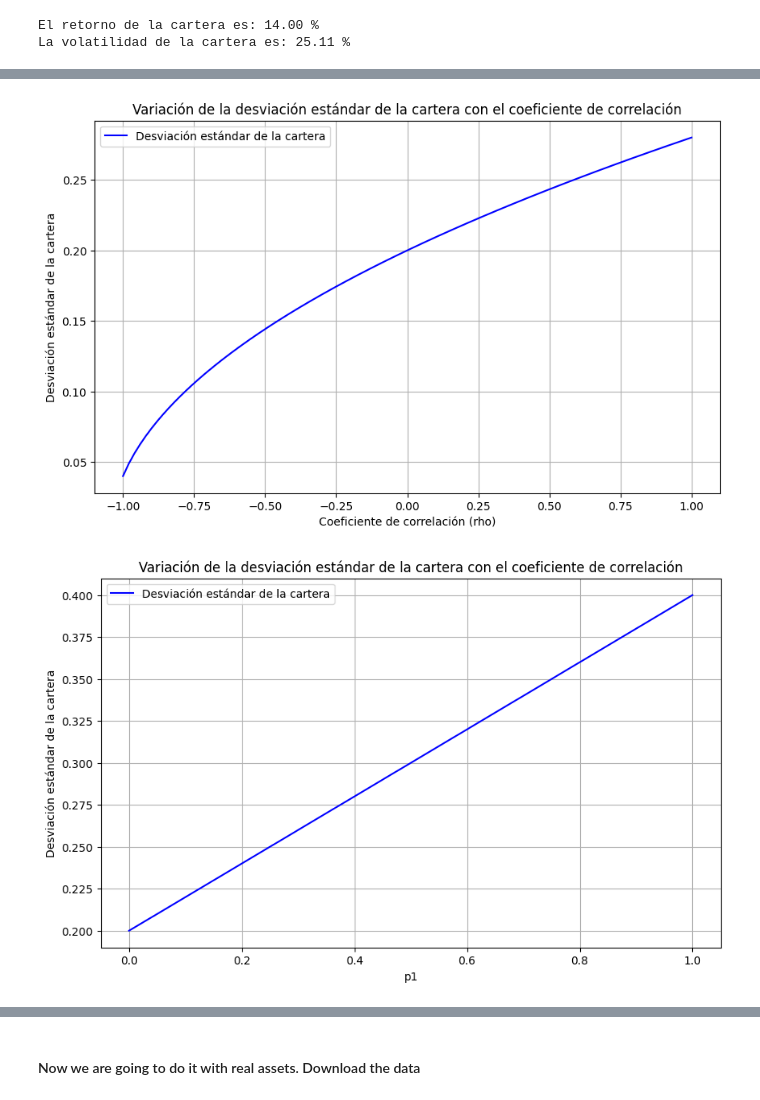
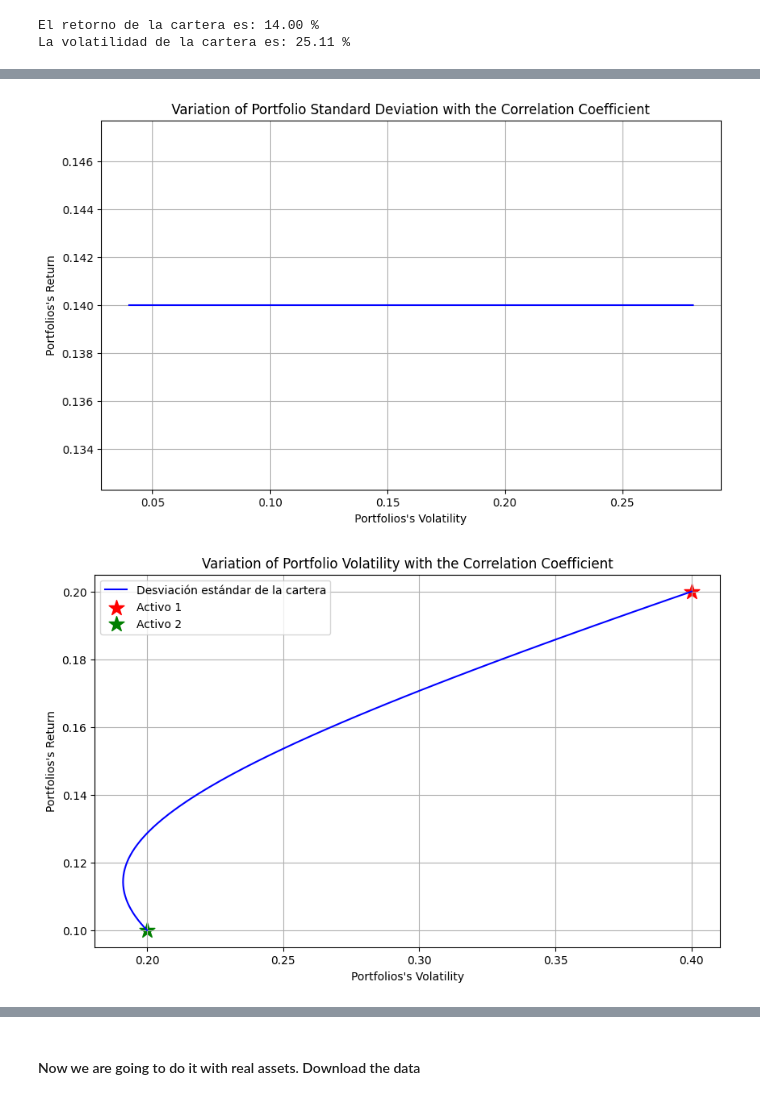
Before and after one commit to alfonso-santos/finanzas-tecnologia-practicas, a Jupyter notebook: src_soluciones/02_01_Calculos_iniciales_de_carteras_soluciones.ipynb, the cells around one changed output, grey strips where cells are left out. Cells and saved outputs as stored; diff of their text form; code cells hidden in the pictures.

Commit message:
Version final carteras iniciales 4/11

```diff
--- a/src_soluciones/02_01_Calculos_iniciales_de_carteras_soluciones.ipynb
+++ b/src_soluciones/02_01_Calculos_iniciales_de_carteras_soluciones.ipynb
@@ -73,41 +81,51 @@ Calculate portfolio profitability and volatilities changing first the correlatio
 # %%
 # Generamos valores de correlación entre -1 y 1
 rho_values = np.linspace(-1, 1, 100)
 
 # Calculamos la desviación estándar de la cartera para cada valor de correlación
 std_cartera = [calc_std_cartera(p1, p2, std1, std2, rho) for rho in rho_values]
+ret_cartera = [calc_ret_cartera(p1, p2, ret1, ret2) for rho in rho_values]
 
 # Graficamos la desviación estándar de la cartera en función de la correlación
 plt.figure(figsize=(10, 6))
-plt.plot(rho_values, std_cartera, label='Desviación estándar de la cartera', color='blue')
-plt.xlabel("Coeficiente de correlación (rho)")
-plt.ylabel("Desviación estándar de la cartera")
-plt.title("Variación de la desviación estándar de la cartera con el coeficiente de correlación")
-plt.legend()
+plt.plot(std_cartera, ret_cartera, label='Desviación estándar de la cartera', color='blue')
+plt.xlabel("Portfolios's Volatility")
+plt.ylabel("Portfolios's Return")
+plt.title("Variation of Portfolio Standard Deviation with the Correlation Coefficient")
+
+
+# Configuramos leyenda y visualización
+#plt.legend()
 plt.grid(True)
 plt.show()
 # %% [output]
-[figure, old version]
+[figure, new version]
 # %%
 # Generar valores de correlación entre -1 y 1
 p1_values = np.linspace(0, 1, 100)
 
-rho = 1
+rho = 0.2
 
 # Calcular la desviación estándar de la cartera para cada valor de correlación
 std_cartera = [calc_std_cartera(p1, 1-p1, std1, std2, rho) for p1 in p1_values]
+ret_cartera = [calc_ret_cartera(p1, 1-p1, ret1, ret2) for p1 in p1_values]
 
 # Graficar
 plt.figure(figsize=(10, 6))
-plt.plot(p1_values, std_cartera, label='Desviación estándar de la cartera', color='blue')
-plt.xlabel("p1")
-plt.ylabel("Desviación estándar de la cartera")
-plt.title("Variación de la desviación estándar de la cartera con el coeficiente de correlación")
+plt.plot(std_cartera, ret_cartera, label='Desviación estándar de la cartera', color='blue')
+plt.xlabel("Portfolios's Volatility")
+plt.ylabel("Portfolios's Return")
+plt.title("Variation of Portfolio Volatility with the Correlation Coefficient")
+
+
+# Añadimos estrellas para marcar los puntos de los activos individuales
+plt.scatter(std1, ret1, color="red", marker="*", s=200, label="Activo 1")
+plt.scatter(std2, ret2, color="green", marker="*", s=200, label="Activo 2")
 plt.legend()
 plt.grid(True)
 plt.show()
 # %% [output]
-[figure, old version]
+[figure, new version]
 # %% [markdown]
 <div Style = "background-color: #e0f7fa; padding: 10px;">
 
```
Also changed, not shown: parts of 24 cells of this notebook, 1 other file.
